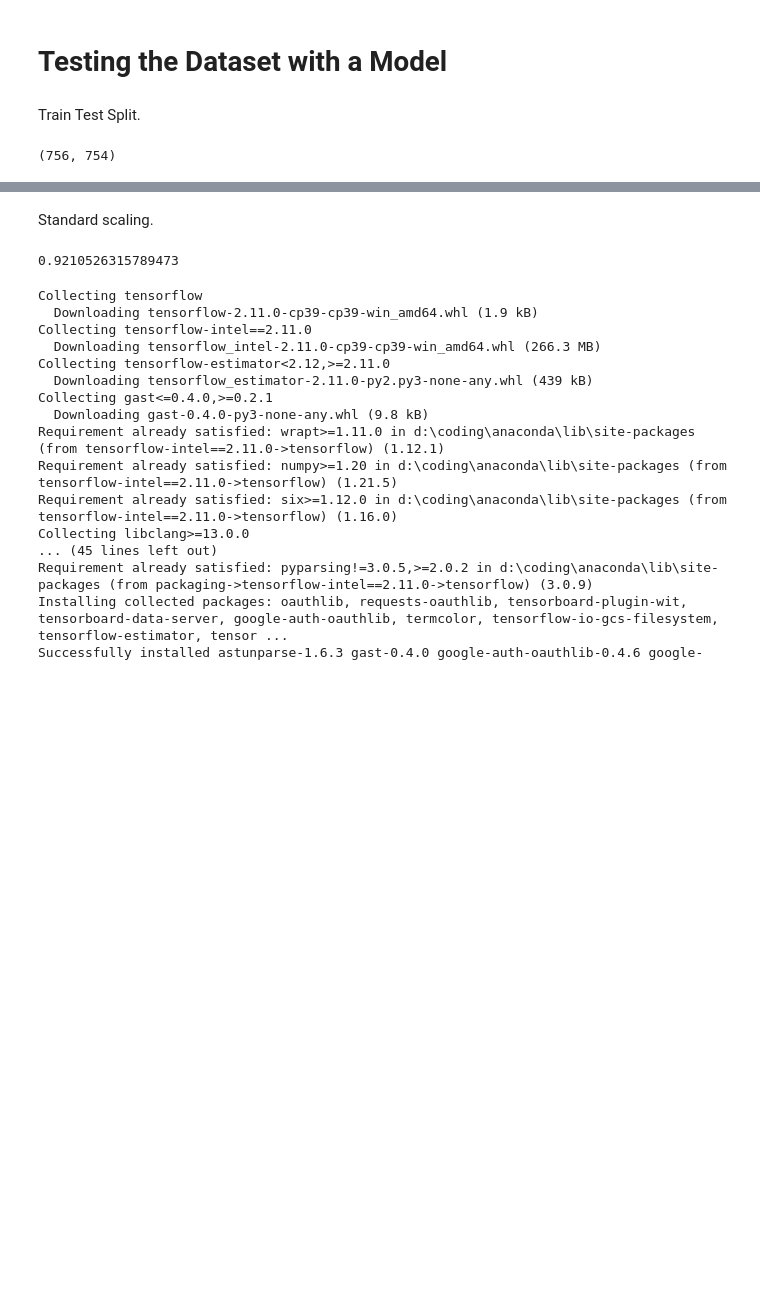
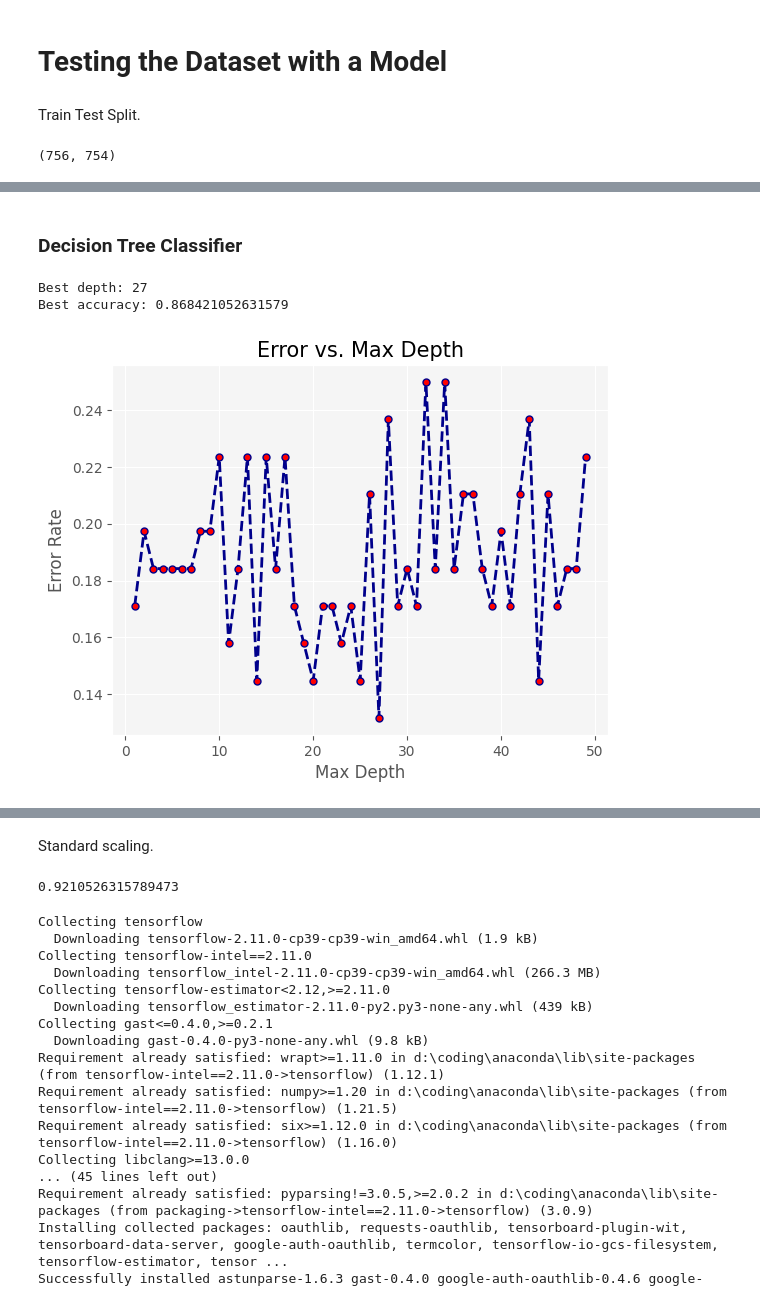
Before and after one commit to Samaresh-16/Parkinson_deepLearning, a Jupyter notebook: TraditionalMLmodels.ipynb, the cells around one changed output, grey strips where cells are left out. Saved outputs shown, nothing was run; the diff lists cells and outputs as text; code cells hidden in the pictures; blank space fills up the shorter version.

```diff
--- a/TraditionalMLmodels.ipynb
+++ b/TraditionalMLmodels.ipynb
@@ -764,0 +303,14 @@ weighted avg       0.85      0.86      0.85        76
+# %%
+# Re-train the model with the best K value
+knn = KNeighborsClassifier(n_neighbors=best_k)
+knn.fit(x_train, y_train)
+print("Accuracy : ",knn.score(x_test, y_test))
+y_predict_knn = knn.predict(x_test)
+cm_knn = classification_report(y_test, y_predict_knn)
+print("\n")
+print(cm_knn)
+cm=confusion_matrix(y_test, y_predict_knn)
+print(cm)
+
+# auc_roc(knn,x_train,y_train,"KNN")
+# auc_pr(knn,x_train,y_train,"KNN")
@@ -764,0 +367,61 @@ weighted avg       0.85      0.86      0.85        76
+# %% [markdown]
+<h3><b>Decision Tree Classifier
+# %%
+import matplotlib.pyplot as plt
+from sklearn.metrics import zero_one_loss
+
+# Define max_depth values to be tested
+depths = range(1, 50)
+
+# Initialize best_depth and best_accuracy
+best_depth = 1
+best_accuracy = 0
+
+# Create an empty list to store error rates
+error_rates = []
+
+# Iterate through each max_depth value and calculate the error rate
+for depth in depths:
+    # Train the model with the current max_depth value
+    dtc = DecisionTreeClassifier(max_depth=depth).fit(x_train, y_train)
+    # Make predictions on the test data
+    y_pred = dtc.predict(x_test)
+    # Calculate the error rate and append to the error_rates list
+    error_rates.append(zero_one_loss(y_test, y_pred))
+
+    accuracy = accuracy_score(y_test, y_pred)
+    # If the accuracy is higher than best_accuracy, update best_depth and best_accuracy
+    if accuracy > best_accuracy:
+        best_accuracy = accuracy
+        best_depth = depth
+
+print(f"Best depth: {best_depth}")
+print(f"Best accuracy: {best_accuracy}")
+
+# Set plot style
+plt.style.use('ggplot')
+
+# Create a new figure
+plt.figure(dpi=100)
+
+# Plot error rates
+plt.plot(range(1, 50), error_rates, color='darkblue', lw=2, linestyle='--', marker='o', markerfacecolor='red', markersize=5)
+
+# Add title and labels
+plt.title('Error vs. Max Depth', fontsize=15)
+plt.xlabel('Max Depth', fontsize=12)
+plt.ylabel('Error Rate', fontsize=12)
+
+# Add a grid
+plt.grid(True)
+
+# Add a background color
+ax = plt.gca()
+ax.set_facecolor('whitesmoke')
+
+# Show the plot
+plt.show()
+# %% [output]
+Best depth: 27
+Best accuracy: 0.868421052631579
+[figure, added]
```
Also changed, not shown: parts of 62 cells of this notebook.
